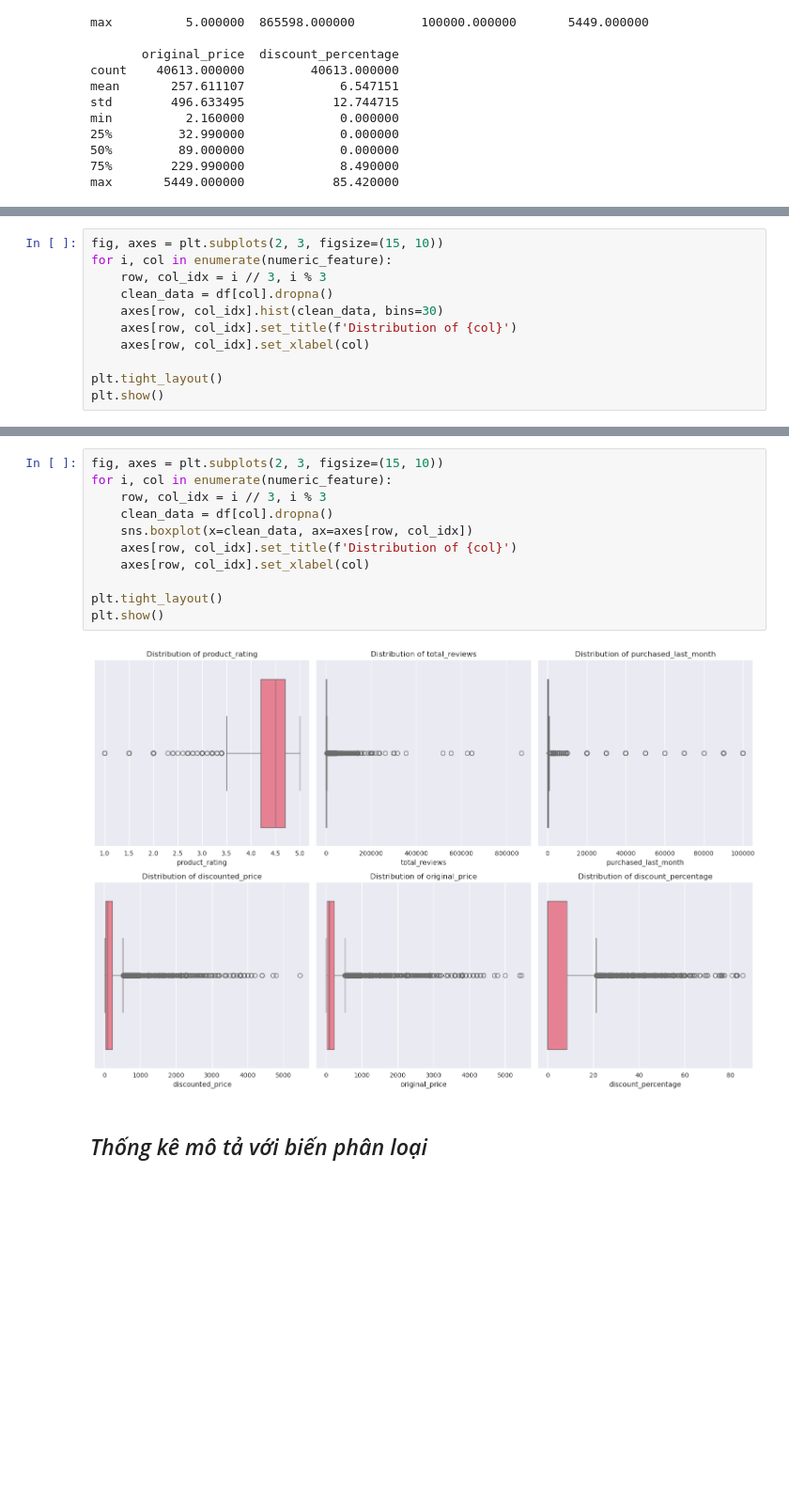
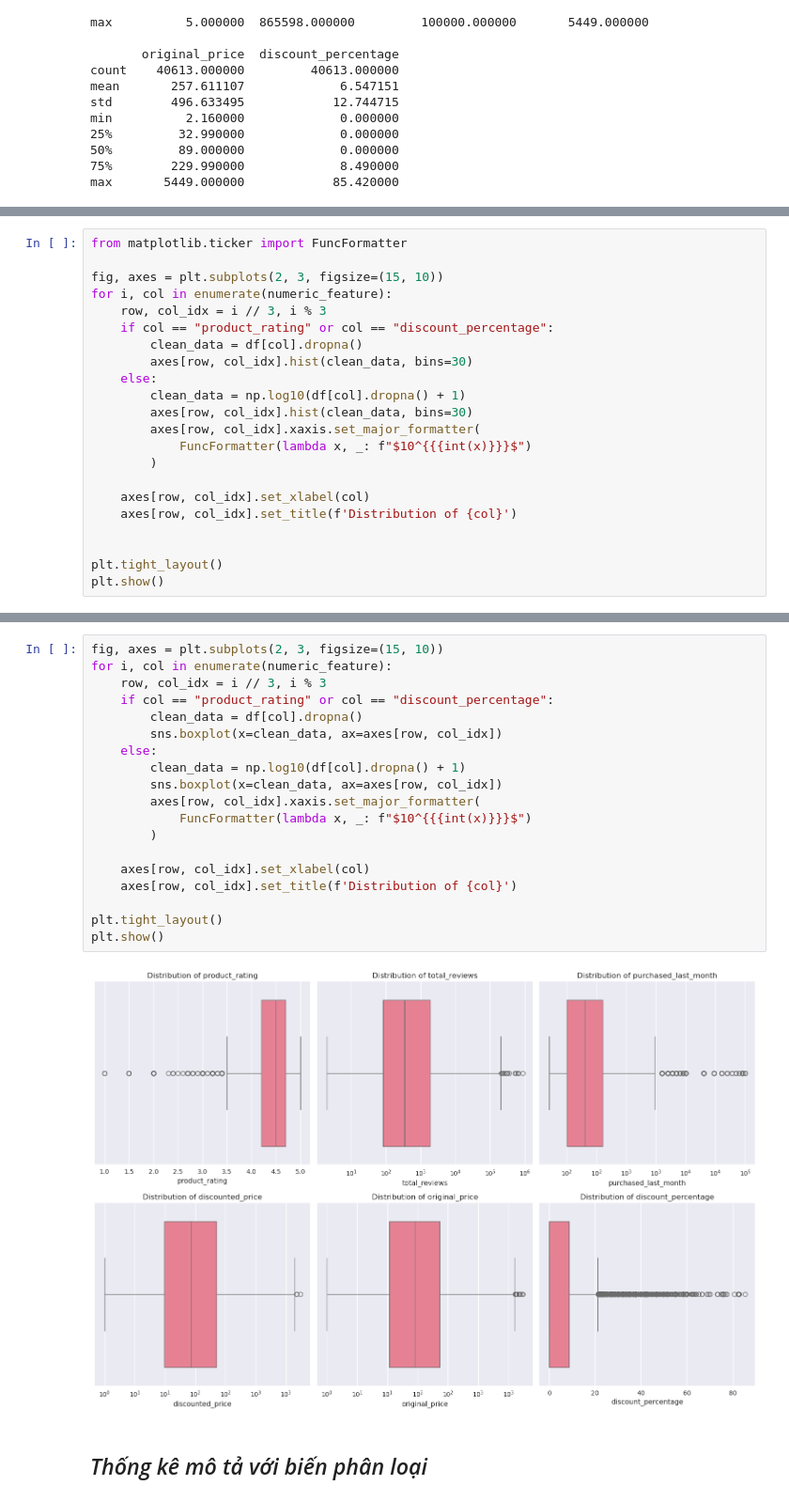
Before and after one commit to HuynhNhan27/Machine-Learning-Assignment-HK251, a Jupyter notebook: ML_Assignment_1.ipynb, the cells around one changed output, grey strips where cells are left out. Shown: that part at 94% size. Saved outputs shown, nothing was run; the diff lists cells and outputs as text; blank space fills up the shorter version.

```diff
--- a/ML_Assignment_1.ipynb
+++ b/ML_Assignment_1.ipynb
@@ -201,11 +298,22 @@ max       5449.000000            85.420000
 # %%
+from matplotlib.ticker import FuncFormatter
+
 fig, axes = plt.subplots(2, 3, figsize=(15, 10))
 for i, col in enumerate(numeric_feature):
     row, col_idx = i // 3, i % 3
-    clean_data = df[col].dropna()
-    axes[row, col_idx].hist(clean_data, bins=30)
+    if col == "product_rating" or col == "discount_percentage":
+        clean_data = df[col].dropna()
+        axes[row, col_idx].hist(clean_data, bins=30)
+    else:
+        clean_data = np.log10(df[col].dropna() + 1)
+        axes[row, col_idx].hist(clean_data, bins=30)
+        axes[row, col_idx].xaxis.set_major_formatter(
+            FuncFormatter(lambda x, _: f"$10^{{{int(x)}}}$")
+        )
+
+    axes[row, col_idx].set_xlabel(col)
     axes[row, col_idx].set_title(f'Distribution of {col}')
-    axes[row, col_idx].set_xlabel(col)
+
 
 plt.tight_layout()
 plt.show()
@@ -214,16 +333,24 @@ plt.show()
 # %%
 fig, axes = plt.subplots(2, 3, figsize=(15, 10))
 for i, col in enumerate(numeric_feature):
     row, col_idx = i // 3, i % 3
-    clean_data = df[col].dropna()
-    sns.boxplot(x=clean_data, ax=axes[row, col_idx])
+    if col == "product_rating" or col == "discount_percentage":
+        clean_data = df[col].dropna()
+        sns.boxplot(x=clean_data, ax=axes[row, col_idx])
+    else:
+        clean_data = np.log10(df[col].dropna() + 1)
+        sns.boxplot(x=clean_data, ax=axes[row, col_idx])
+        axes[row, col_idx].xaxis.set_major_formatter(
+            FuncFormatter(lambda x, _: f"$10^{{{int(x)}}}$")
+        )
+
+    axes[row, col_idx].set_xlabel(col)
     axes[row, col_idx].set_title(f'Distribution of {col}')
-    axes[row, col_idx].set_xlabel(col)
 
 plt.tight_layout()
 plt.show()
 # %% [output]
-[figure, old version]
+[figure, new version]
 # %% [markdown]
 ## *Thống kê mô tả với biến phân loại*
 # %%
```
Also changed, not shown: parts of 45 cells of this notebook.
